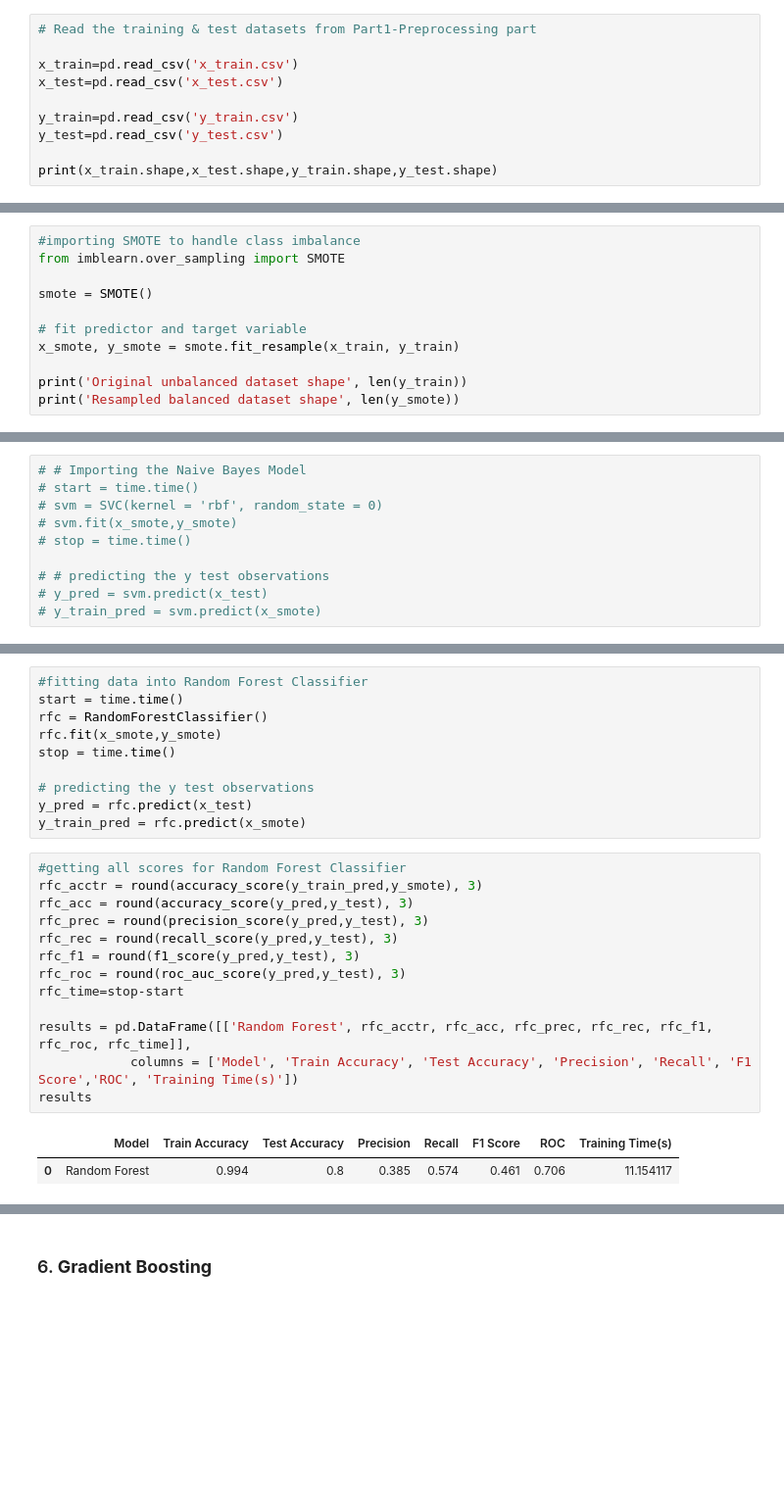
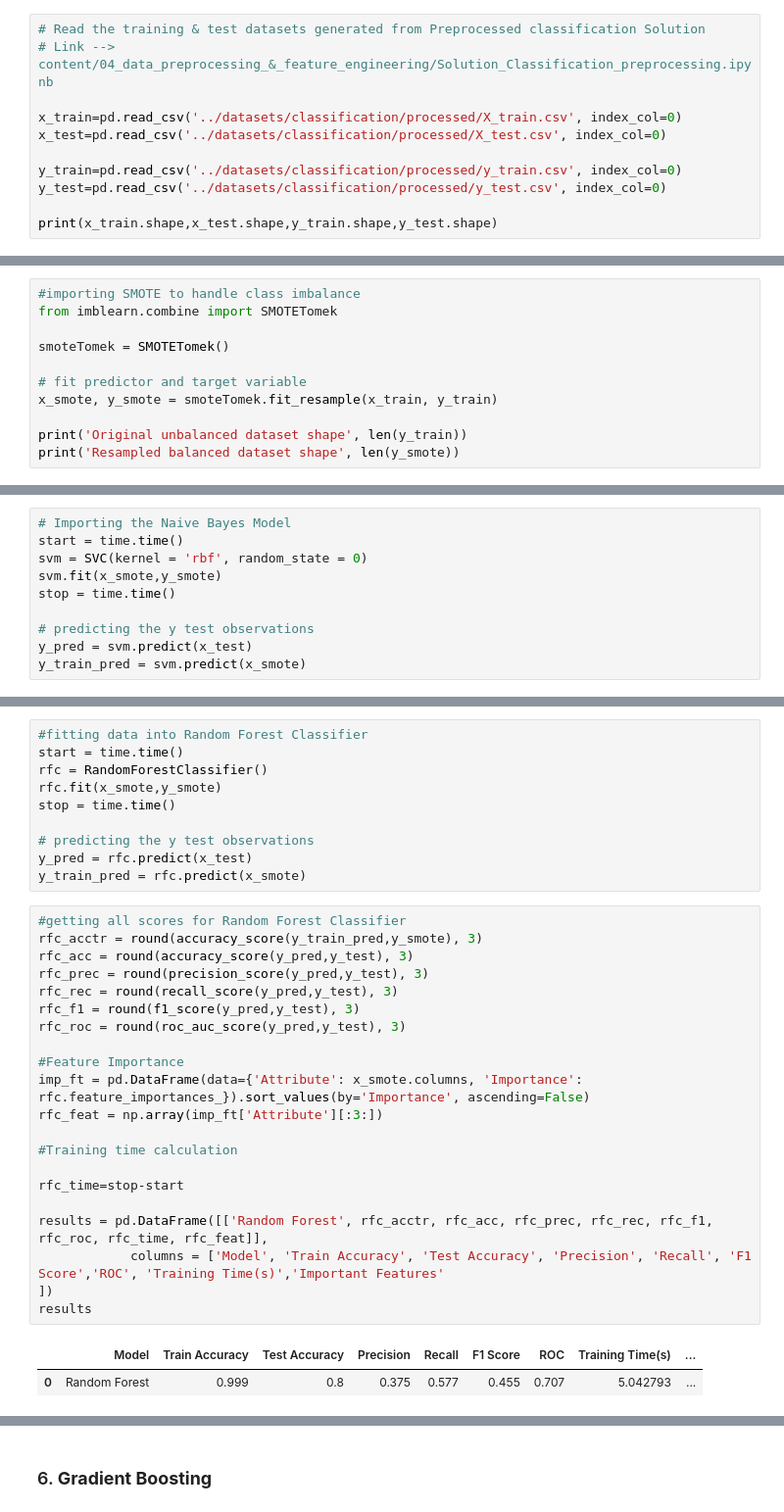
Before and after one commit to sebastianbirk/datascience-bootcamp, a Jupyter notebook: content/05_supervised_machine_learning/Classification_Part2_Model building & Evaluation.ipynb, the cells around one changed output, grey strips where cells are left out. Shown at 98% size. Drawn from its saved outputs; the diff is of its cells as text; blank space fills up the shorter version.

```diff
--- a/content/05_supervised_machine_learning/Classification_Part2_Model building & Evaluation.ipynb
+++ b/content/05_supervised_machine_learning/Classification_Part2_Model building & Evaluation.ipynb
@@ -38,13 +58,14 @@ from sklearn.model_selection import cross_val_score
 from sklearn.metrics import confusion_matrix, classification_report, accuracy_score, precision_score, recall_score, f1_score
 from sklearn.metrics import roc_auc_score, roc_curve, auc
 # %%
-# Read the training & test datasets from Part1-Preprocessing part
+# Read the training & test datasets generated from Preprocessed classification Solution
+# Link --> content/04_data_preprocessing_&_feature_engineering/Solution_Classification_preprocessing.ipynb
 
-x_train=pd.read_csv('x_train.csv')
-x_test=pd.read_csv('x_test.csv')
+x_train=pd.read_csv('../datasets/classification/processed/X_train.csv', index_col=0)
+x_test=pd.read_csv('../datasets/classification/processed/X_test.csv', index_col=0)
 
-y_train=pd.read_csv('y_train.csv')
-y_test=pd.read_csv('y_test.csv')
+y_train=pd.read_csv('../datasets/classification/processed/y_train.csv', index_col=0)
+y_test=pd.read_csv('../datasets/classification/processed/y_test.csv', index_col=0)
 
 print(x_train.shape,x_test.shape,y_train.shape,y_test.shape)
 # %% [output]
@@ -78,11 +92,11 @@ C. Hybrid Sampling:
 # %%
 #importing SMOTE to handle class imbalance
-from imblearn.over_sampling import SMOTE
+from imblearn.combine import SMOTETomek
 
-smote = SMOTE()
+smoteTomek = SMOTETomek()
 
 # fit predictor and target variable
-x_smote, y_smote = smote.fit_resample(x_train, y_train)
+x_smote, y_smote = smoteTomek.fit_resample(x_train, y_train)
 
 print('Original unbalanced dataset shape', len(y_train))
 print('Resampled balanced dataset shape', len(y_smote))
@@ -159,11 +220,11 @@ weighted avg       0.70      0.61      0.64      8984
 # %%
-# # Importing the Naive Bayes Model
-# start = time.time()
-# svm = SVC(kernel = 'rbf', random_state = 0)
-# svm.fit(x_smote,y_smote)
-# stop = time.time()
+# Importing the Naive Bayes Model
+start = time.time()
+svm = SVC(kernel = 'rbf', random_state = 0)
+svm.fit(x_smote,y_smote)
+stop = time.time()
 
-# # predicting the y test observations
-# y_pred = svm.predict(x_test)
-# y_train_pred = svm.predict(x_smote)
+# predicting the y test observations
+y_pred = svm.predict(x_test)
+y_train_pred = svm.predict(x_smote)
 # %%
@@ -353,19 +386,27 @@ y_train_pred = rfc.predict(x_smote)
 # %%
 #getting all scores for Random Forest Classifier
 rfc_acctr = round(accuracy_score(y_train_pred,y_smote), 3)
 rfc_acc = round(accuracy_score(y_pred,y_test), 3)
 rfc_prec = round(precision_score(y_pred,y_test), 3)
 rfc_rec = round(recall_score(y_pred,y_test), 3)
 rfc_f1 = round(f1_score(y_pred,y_test), 3)
 rfc_roc = round(roc_auc_score(y_pred,y_test), 3)
+
+#Feature Importance
+imp_ft = pd.DataFrame(data={'Attribute': x_smote.columns, 'Importance': rfc.feature_importances_}).sort_values(by='Importance', ascending=False)
+rfc_feat = np.array(imp_ft['Attribute'][:3:])
+
+#Training time calculation
+
 rfc_time=stop-start
 
-results = pd.DataFrame([['Random Forest', rfc_acctr, rfc_acc, rfc_prec, rfc_rec, rfc_f1, rfc_roc, rfc_time]],
-            columns = ['Model', 'Train Accuracy', 'Test Accuracy', 'Precision', 'Recall', 'F1 Score','ROC', 'Training Time(s)'])
+results = pd.DataFrame([['Random Forest', rfc_acctr, rfc_acc, rfc_prec, rfc_rec, rfc_f1, rfc_roc, rfc_time, rfc_feat]],
+            columns = ['Model', 'Train Accuracy', 'Test Accuracy', 'Precision', 'Recall', 'F1 Score','ROC', 'Training Time(s)','Important Features'
+])
 results
 # %% [output]
-|  | Model | Train Accuracy | Test Accuracy | Precision | Recall | F1 Score | ROC | Training Time(s) |
-| 0 | Random Forest | 0.994 | 0.8 | 0.385 | 0.574 | 0.461 | 0.706 | 11.154117 |
+|  | Model | Train Accuracy | Test Accuracy | Precision | Recall | F1 Score | ROC | Training Time(s) | ... |
+| 0 | Random Forest | 0.999 | 0.8 | 0.375 | 0.577 | 0.455 | 0.707 | 5.042793 | ... |
 # %%
 # Confusion Matrix
 print(classification_report(y_test, y_pred))
```
Also changed, not shown: parts of 48 cells of this notebook, 1 other file.
